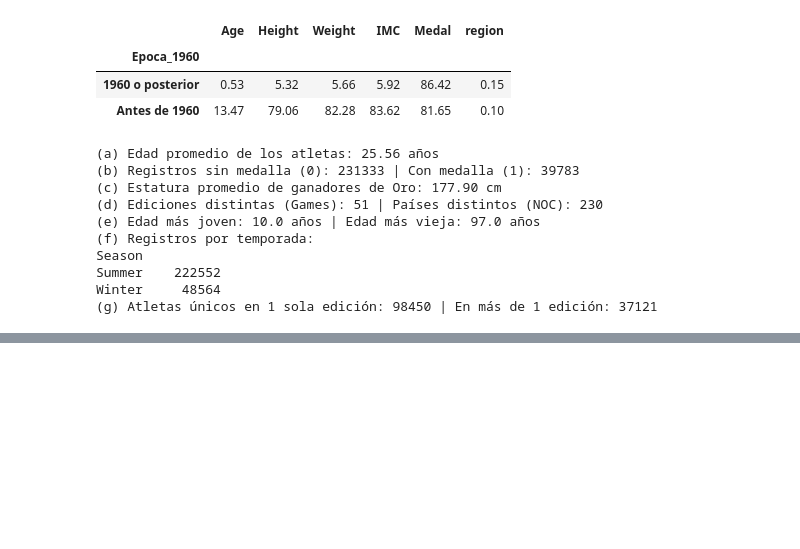
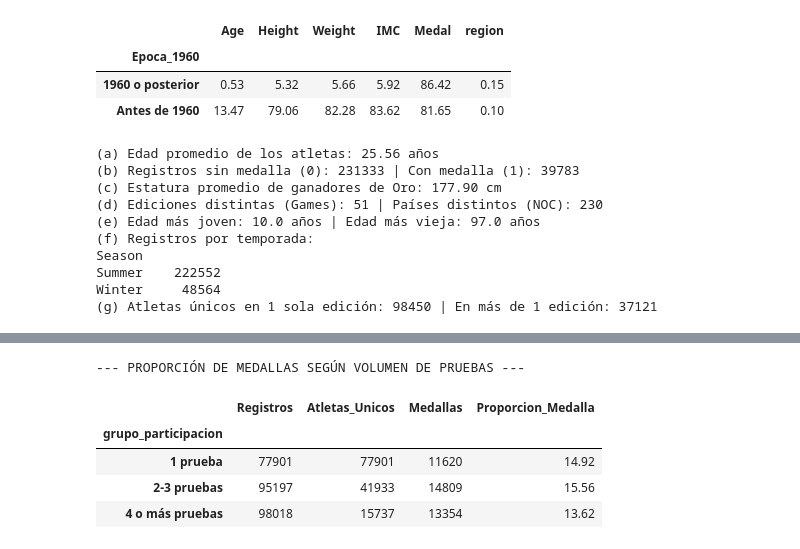
Before and after one commit to l4mp4r4-code/Proyecto_Pandas_Olimpiadas_Garcia_Ian, a Jupyter notebook: notebooks/proyecto_olimpiadas.ipynb, the cells around one changed output, grey strips where cells are left out. Drawn from its saved outputs; the diff is of its cells as text; code cells hidden in the pictures; blank space fills up the shorter version.

```diff
--- a/notebooks/proyecto_olimpiadas.ipynb
+++ b/notebooks/proyecto_olimpiadas.ipynb
@@ -275,0 +332,35 @@ Winter     48564
+# %%
+# PUNTO 11: Relación entre cantidad de pruebas por atleta y proporción de medalla
+
+# Calcular cuántas pruebas (registros) disputó cada atleta único
+df_olimpiadas['n_pruebas'] = df_olimpiadas.groupby('ID')['Event'].transform('count')
+
+# Clasificar en los 3 grupos de participación
+def clasificar_participacion(n):
+    if n == 1:
+        return '1 prueba'
+    elif 2 <= n <= 3:
+        return '2-3 pruebas'
+    else:
+        return '4 o más pruebas'
+
+df_olimpiadas['grupo_participacion'] = df_olimpiadas['n_pruebas'].apply(clasificar_participacion)
+
+# Ordenar categorías lógicamente y calcular proporción
+orden_grupos = ['1 prueba', '2-3 pruebas', '4 o más pruebas']
+resumen_pruebas = df_olimpiadas.groupby('grupo_participacion').agg(
+    Registros=('medalla', 'count'),
+    Atletas_Unicos=('ID', 'nunique'),
+    Medallas=('medalla', 'sum'),
+    Proporcion_Medalla=('medalla', lambda x: round(x.mean() * 100, 2))
+).reindex(orden_grupos)
+
+print("--- PROPORCIÓN DE MEDALLAS SEGÚN VOLUMEN DE PRUEBAS ---")
+display(resumen_pruebas)
+# %% [output]
+--- PROPORCIÓN DE MEDALLAS SEGÚN VOLUMEN DE PRUEBAS ---
+|  | Registros | Atletas_Unicos | Medallas | Proporcion_Medalla |
+| grupo_participacion |  |  |  |  |
+| 1 prueba | 77901 | 77901 | 11620 | 14.92 |
+| 2-3 pruebas | 95197 | 41933 | 14809 | 15.56 |
+| 4 o más pruebas | 98018 | 15737 | 13354 | 13.62 |
```
Also changed, not shown: parts of 2 cells of this notebook.
